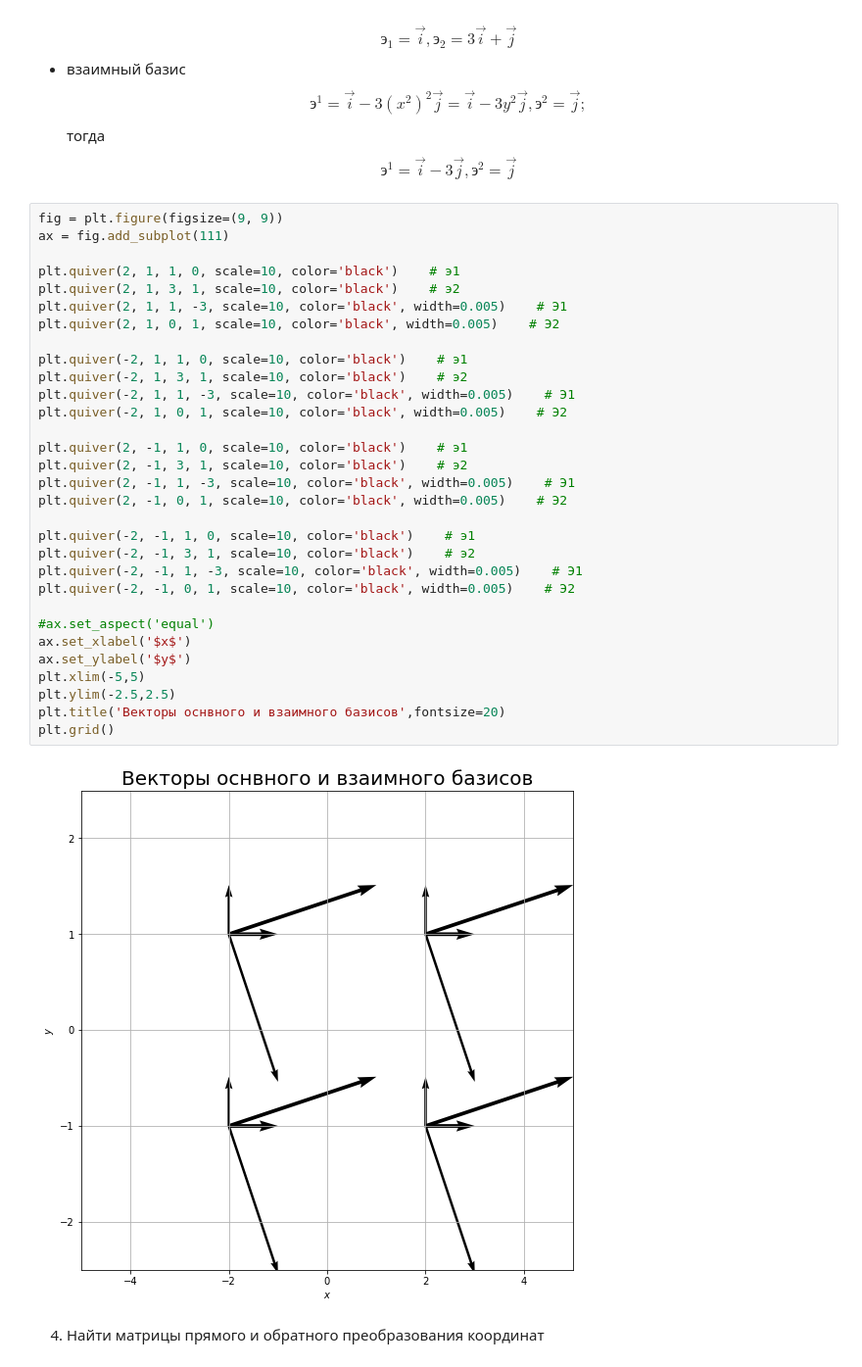
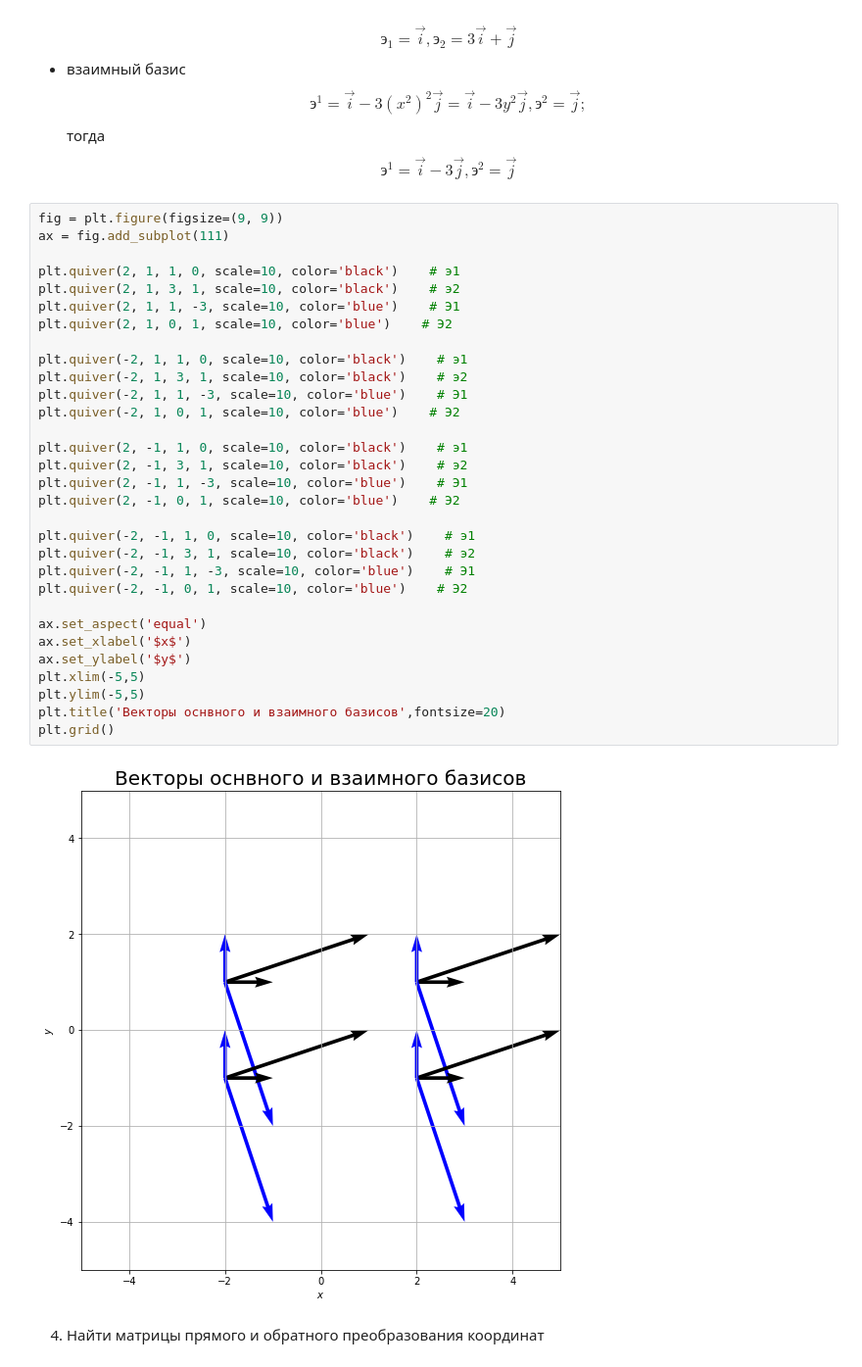
Before and after one commit to SavchukDI/MAI, a Jupyter notebook: course_projects/MAI KP Tensor.ipynb, the cells around one changed output. Shown at 98% size. Cells and saved outputs as stored; diff of their text form.

```diff
--- a/course_projects/MAI KP Tensor.ipynb
+++ b/course_projects/MAI KP Tensor.ipynb
@@ -221,36 +221,36 @@ $$э^1 = \overrightarrow{i} - 3\overrightarrow{j}, э^2 = \overrightarrow{j}$$
 # %%
 fig = plt.figure(figsize=(9, 9))
 ax = fig.add_subplot(111)
 
 plt.quiver(2, 1, 1, 0, scale=10, color='black')    # э1
 plt.quiver(2, 1, 3, 1, scale=10, color='black')    # э2
-plt.quiver(2, 1, 1, -3, scale=10, color='black', width=0.005)    # Э1
-plt.quiver(2, 1, 0, 1, scale=10, color='black', width=0.005)    # Э2
+plt.quiver(2, 1, 1, -3, scale=10, color='blue')    # Э1
+plt.quiver(2, 1, 0, 1, scale=10, color='blue')    # Э2
 
 plt.quiver(-2, 1, 1, 0, scale=10, color='black')    # э1
 plt.quiver(-2, 1, 3, 1, scale=10, color='black')    # э2
-plt.quiver(-2, 1, 1, -3, scale=10, color='black', width=0.005)    # Э1
-plt.quiver(-2, 1, 0, 1, scale=10, color='black', width=0.005)    # Э2
+plt.quiver(-2, 1, 1, -3, scale=10, color='blue')    # Э1
+plt.quiver(-2, 1, 0, 1, scale=10, color='blue')    # Э2
 
 plt.quiver(2, -1, 1, 0, scale=10, color='black')    # э1
 plt.quiver(2, -1, 3, 1, scale=10, color='black')    # э2
-plt.quiver(2, -1, 1, -3, scale=10, color='black', width=0.005)    # Э1
-plt.quiver(2, -1, 0, 1, scale=10, color='black', width=0.005)    # Э2
+plt.quiver(2, -1, 1, -3, scale=10, color='blue')    # Э1
+plt.quiver(2, -1, 0, 1, scale=10, color='blue')    # Э2
 
 plt.quiver(-2, -1, 1, 0, scale=10, color='black')    # э1
 plt.quiver(-2, -1, 3, 1, scale=10, color='black')    # э2
-plt.quiver(-2, -1, 1, -3, scale=10, color='black', width=0.005)    # Э1
-plt.quiver(-2, -1, 0, 1, scale=10, color='black', width=0.005)    # Э2
+plt.quiver(-2, -1, 1, -3, scale=10, color='blue')    # Э1
+plt.quiver(-2, -1, 0, 1, scale=10, color='blue')    # Э2
 
-#ax.set_aspect('equal')
+ax.set_aspect('equal')
 ax.set_xlabel('$x$')
 ax.set_ylabel('$y$')
 plt.xlim(-5,5)
-plt.ylim(-2.5,2.5)
+plt.ylim(-5,5)
 plt.title('Векторы оснвного и взаимного базисов',fontsize=20)
 plt.grid()
 # %% [output]
-[figure, old version]
+[figure, new version]
 # %% [markdown]
 4. Найти матрицы прямого и обратного преобразования координат
 # %%
```
Also changed, not shown: parts of 16 cells of this notebook.
